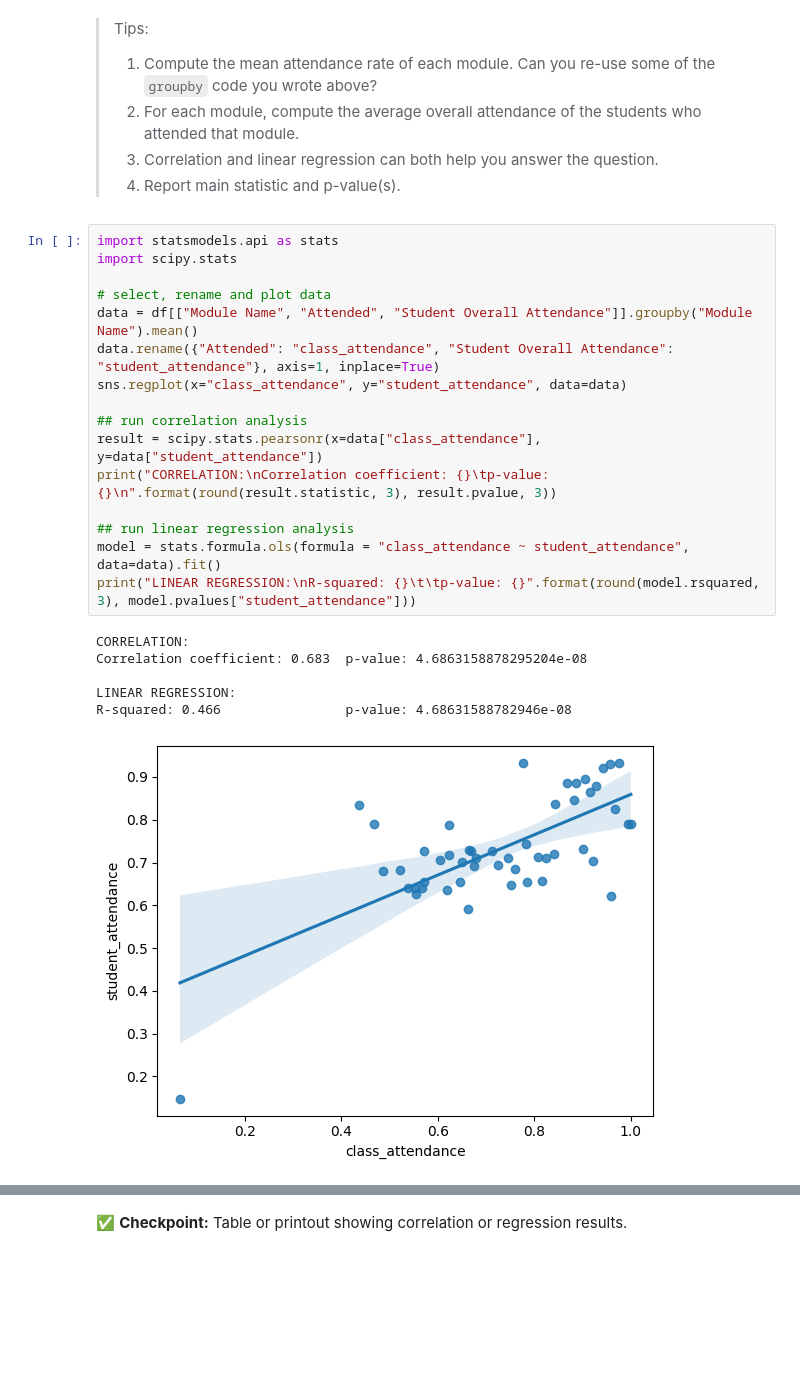
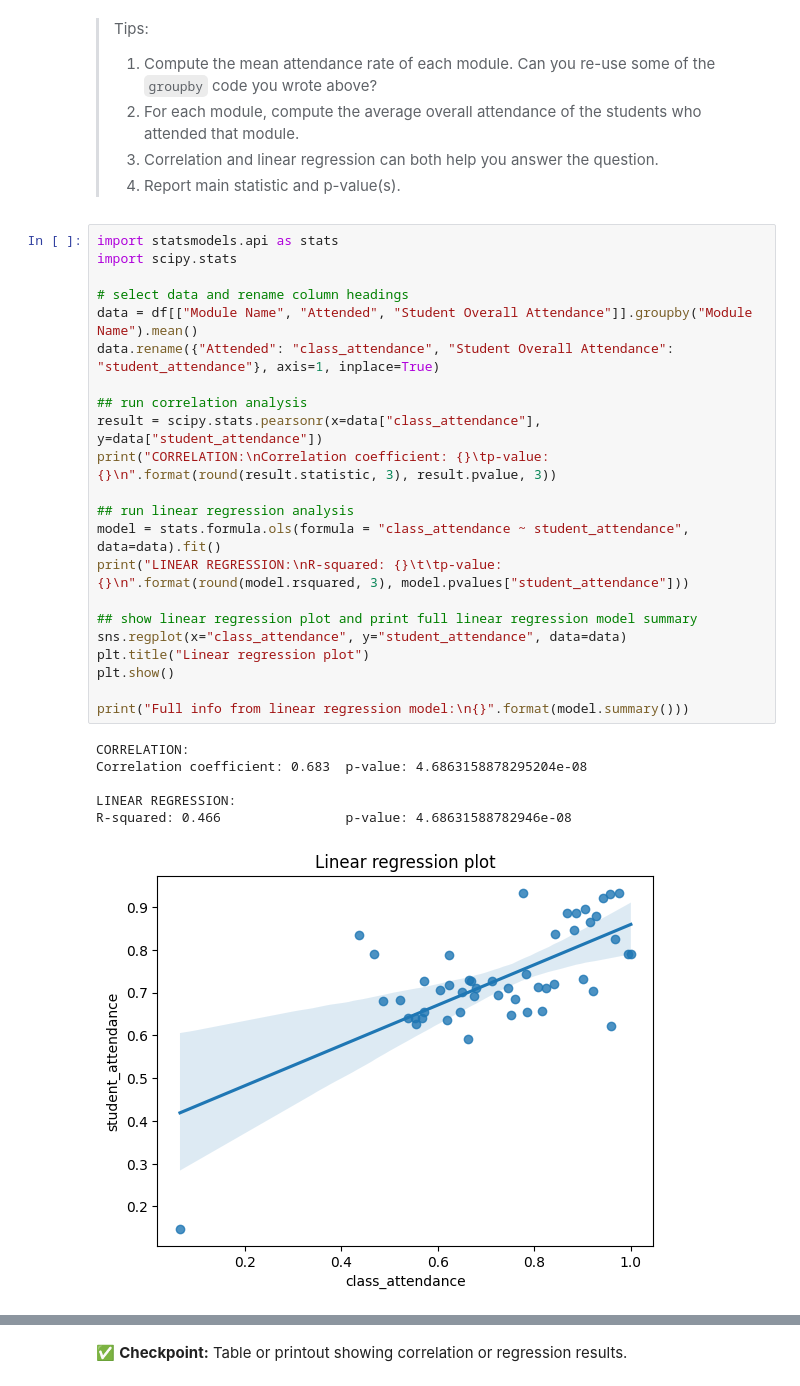
Before and after one commit to eddierose42/individual-summative, a Jupyter notebook: M5006_assignment2_24000103464.ipynb, the cells around one changed output, grey strips where cells are left out. Saved outputs shown, nothing was run; the diff lists cells and outputs as text; blank space fills up the shorter version.

```diff
--- a/M5006_assignment2_24000103464.ipynb
+++ b/M5006_assignment2_24000103464.ipynb
@@ -312,23 +315,29 @@ The bars show the attendance rate for each module, which is the mean average of
 # %%
 import statsmodels.api as stats
 import scipy.stats
 
-# select, rename and plot data
+# select data and rename column headings
 data = df[["Module Name", "Attended", "Student Overall Attendance"]].groupby("Module Name").mean()
 data.rename({"Attended": "class_attendance", "Student Overall Attendance": "student_attendance"}, axis=1, inplace=True)
-sns.regplot(x="class_attendance", y="student_attendance", data=data)
 
 ## run correlation analysis
 result = scipy.stats.pearsonr(x=data["class_attendance"], y=data["student_attendance"])
 print("CORRELATION:\nCorrelation coefficient: {}\tp-value: {}\n".format(round(result.statistic, 3), result.pvalue, 3))
 
 ## run linear regression analysis
 model = stats.formula.ols(formula = "class_attendance ~ student_attendance", data=data).fit()
-print("LINEAR REGRESSION:\nR-squared: {}\t\tp-value: {}".format(round(model.rsquared, 3), model.pvalues["student_attendance"]))
+print("LINEAR REGRESSION:\nR-squared: {}\t\tp-value: {}\n".format(round(model.rsquared, 3), model.pvalues["student_attendance"]))
+
+## show linear regression plot and print full linear regression model summary
+sns.regplot(x="class_attendance", y="student_attendance", data=data)
+plt.title("Linear regression plot")
+plt.show()
+
+print("Full info from linear regression model:\n{}".format(model.summary()))
 # %% [output]
 CORRELATION:
 Correlation coefficient: 0.683  p-value: 4.6863158878295204e-08
 
 LINEAR REGRESSION:
 R-squared: 0.466                p-value: 4.68631588782946e-08
-[figure, old version]
+[figure, new version]
```
Also changed, not shown: parts of 6 cells of this notebook.
